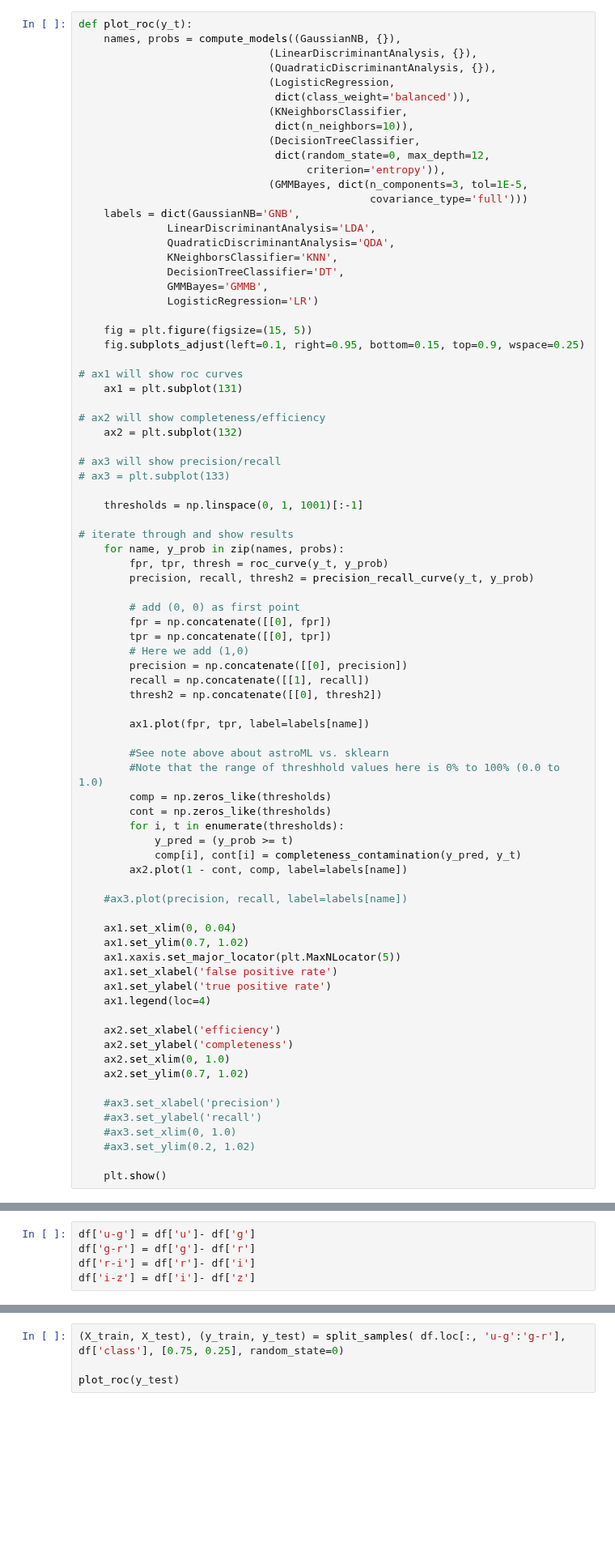
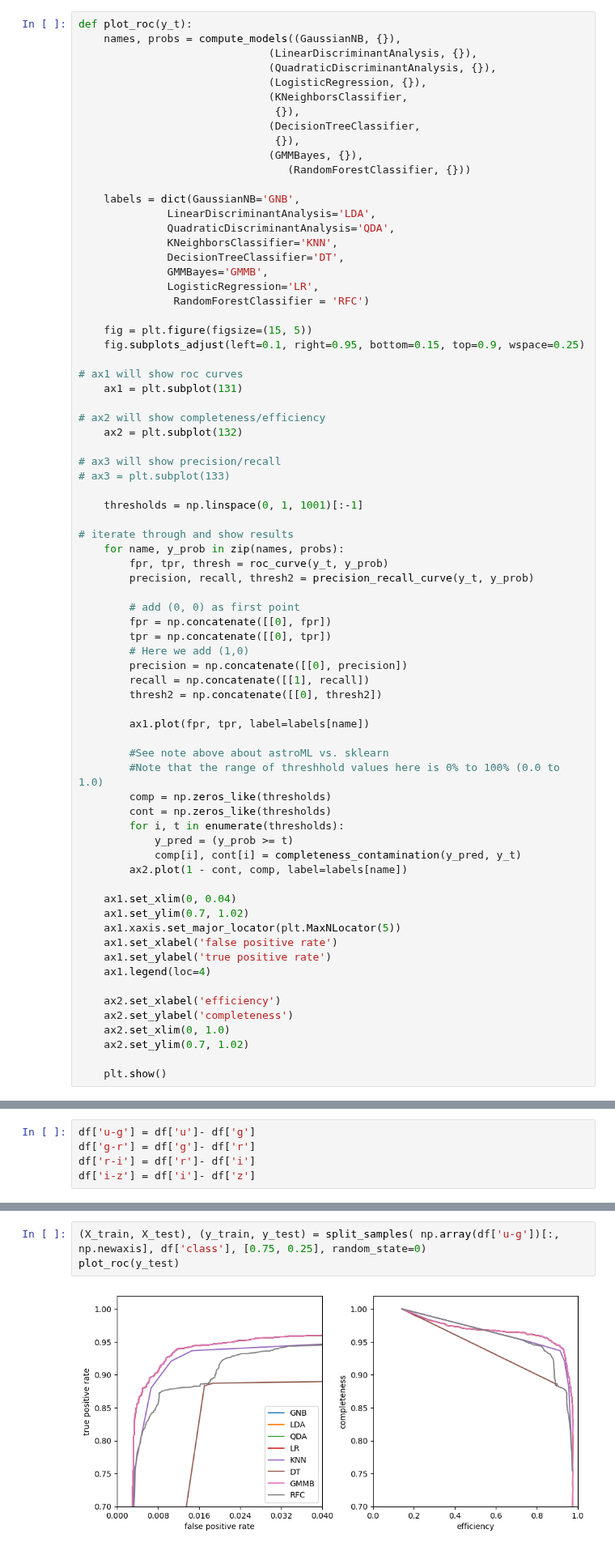
Before and after one commit to om-erika/astrostatistics_bicocca_2024, a Jupyter notebook: working/galaxy_vs_quasars.ipynb, the cells around one changed output, grey strips where cells are left out. Shown at 81% size. Saved outputs shown, nothing was run; the diff lists cells and outputs as text; blank space fills up the shorter version.

```diff
--- a/working/galaxy_vs_quasars.ipynb
+++ b/working/galaxy_vs_quasars.ipynb
@@ -69,22 +73,22 @@ def plot_roc(y_t):
     names, probs = compute_models((GaussianNB, {}),
                               (LinearDiscriminantAnalysis, {}),
                               (QuadraticDiscriminantAnalysis, {}),
-                              (LogisticRegression,
-                               dict(class_weight='balanced')),
+                              (LogisticRegression, {}),
                               (KNeighborsClassifier,
-                               dict(n_neighbors=10)),
+                               {}),
                               (DecisionTreeClassifier,
-                               dict(random_state=0, max_depth=12,
-                                    criterion='entropy')),
-                              (GMMBayes, dict(n_components=3, tol=1E-5,
-                                              covariance_type='full')))
+                               {}),
+                              (GMMBayes, {}),
+                                 (RandomForestClassifier, {}))
+
     labels = dict(GaussianNB='GNB',
               LinearDiscriminantAnalysis='LDA',
               QuadraticDiscriminantAnalysis='QDA',
               KNeighborsClassifier='KNN',
               DecisionTreeClassifier='DT',
               GMMBayes='GMMB',
-              LogisticRegression='LR')
+              LogisticRegression='LR',
+               RandomForestClassifier = 'RFC')
 
     fig = plt.figure(figsize=(15, 5))
     fig.subplots_adjust(left=0.1, right=0.95, bottom=0.15, top=0.9, wspace=0.25)
@@ -124,8 +128,6 @@ def plot_roc(y_t):
             comp[i], cont[i] = completeness_contamination(y_pred, y_t)
         ax2.plot(1 - cont, comp, label=labels[name])
 
-    #ax3.plot(precision, recall, label=labels[name])
-
     ax1.set_xlim(0, 0.04)
     ax1.set_ylim(0.7, 1.02)
     ax1.xaxis.set_major_locator(plt.MaxNLocator(5))
@@ -138,11 +140,6 @@ def plot_roc(y_t):
     ax2.set_xlim(0, 1.0)
     ax2.set_ylim(0.7, 1.02)
 
-    #ax3.set_xlabel('precision')
-    #ax3.set_ylabel('recall')
-    #ax3.set_xlim(0, 1.0)
-    #ax3.set_ylim(0.2, 1.02)
-
     plt.show()
 # %%
 df = pd.read_csv("../solutions/galaxyquasar.csv")
@@ -163,4 +185,5 @@ print('Labels: ', labels_class)
 # %%
-(X_train, X_test), (y_train, y_test) = split_samples( df.loc[:, 'u-g':'g-r'], df['class'], [0.75, 0.25], random_state=0)
-
+(X_train, X_test), (y_train, y_test) = split_samples( np.array(df['u-g'])[:, np.newaxis], df['class'], [0.75, 0.25], random_state=0)
 plot_roc(y_test)
+# %% [output]
+[figure, added]
```
Also changed, not shown: parts of 22 cells of this notebook, 1 other file.
